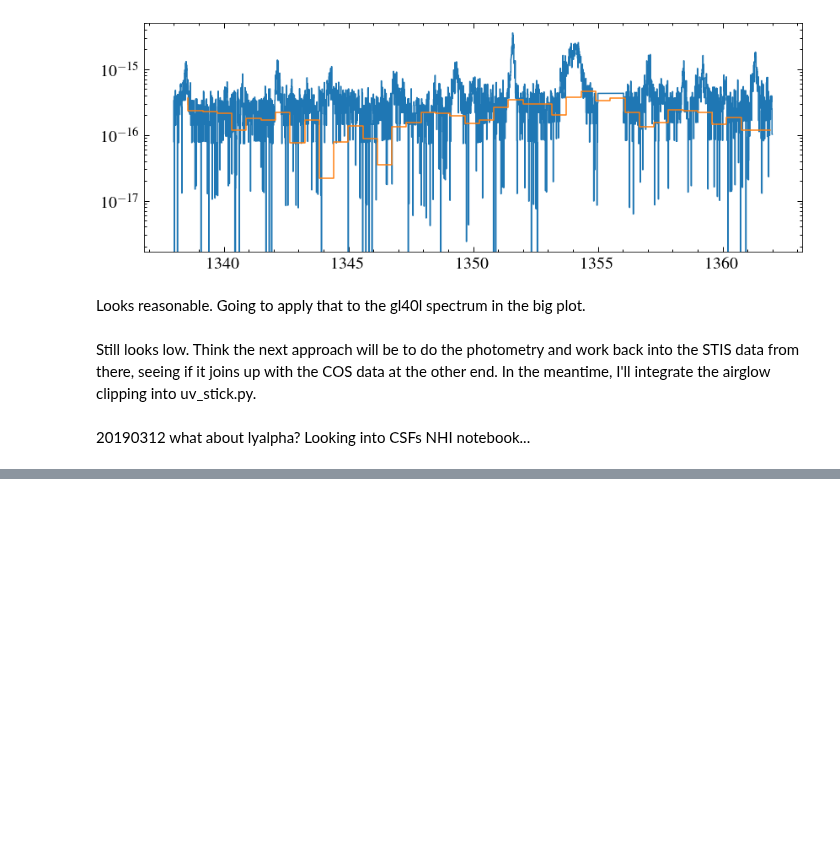
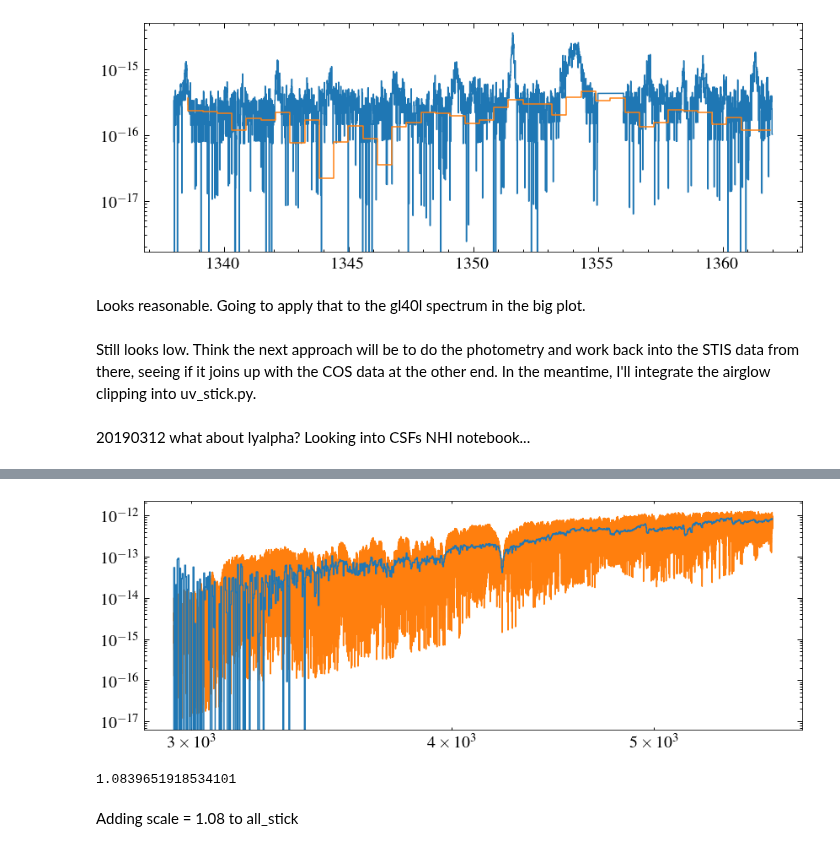
Before and after one commit to davidjwilson/SEDs, a Jupyter notebook: gj_674/combined/combined_sed_rough.ipynb, the cells around one changed output, grey strips where cells are left out. Drawn from its saved outputs; the diff is of its cells as text; code cells hidden in the pictures; blank space fills up the shorter version.

```diff
--- a/gj_674/combined/combined_sed_rough.ipynb
+++ b/gj_674/combined/combined_sed_rough.ipynb
@@ -288,0 +337,30 @@ Still looks low. Think the next approach will be to do the photometry and work b
+# %%
+scale = p_int/stis_int
+# %%
+#G430L nb normalise to photometry, PHOENIX
+ccd = '../STIS/odlm21010_sx1.fits'
+data = fits.getdata(ccd)[0]
+clip_start, clip_end = 20,-1 #don't need to clip the start any more
+#mask = data['FLUX'][clipLst:clip_end] > 0
+#mask = data['WAVELENGTH'][clip_start:clip_end]>g230L_end
+plt.step(data['WAVELENGTH'][clip_start:clip_end], data['FLUX'][clip_start:clip_end]*scale)
+w_start, w_end = data['WAVELENGTH'][clip_start:clip_end][0], data['WAVELENGTH'][clip_start:clip_end][-1]
+#sw, sf = data['WAVELENGTH'][clip_start:clip_end], data['FLUX'][clip_start:clip_end]
+
+#Phoenix
+dt = Table.read('../photometry/scaled_03400-4.50-0.0_phoenix_gj674.ecsv')
+mask = (dt['WAVELENGTH'] > w_start) & (dt['WAVELENGTH'] < w_end)
+mw, mf = dt['WAVELENGTH'][mask], dt['FLUX'][mask]
+#mw, mf = data['WAVELENGTH'], data['FLUX']
+plt.step(mw, mf, zorder=-10)
+
+plt.xscale('log')
+plt.yscale('log')
+# %% [output]
+[figure, added]
+# %%
+scale
+# %% [output]
+1.0839651918534101
+# %% [markdown]
+Adding scale = 1.08 to all_stick
```
Also changed, not shown: parts of 7 cells of this notebook, 4 other files.
